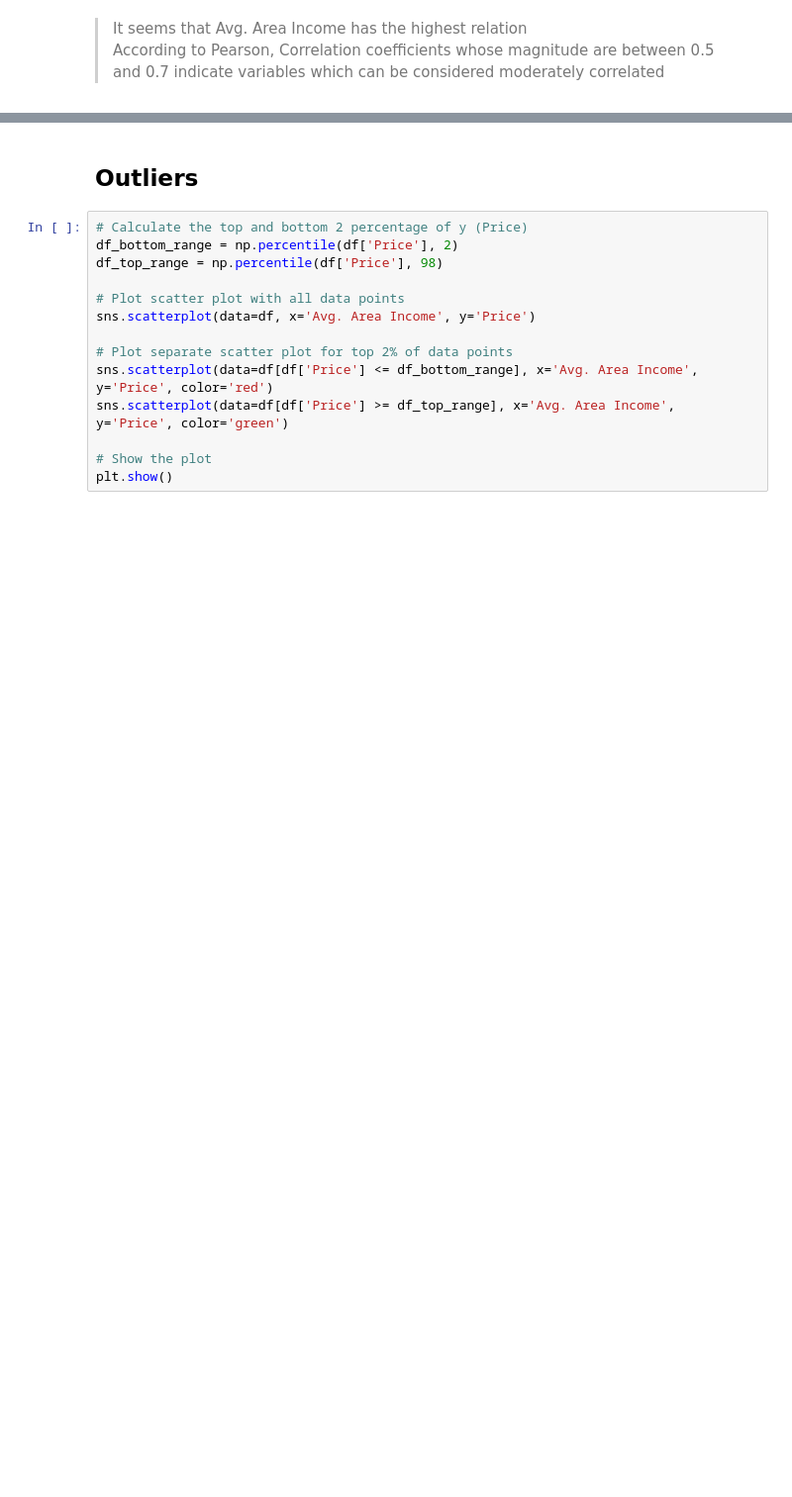
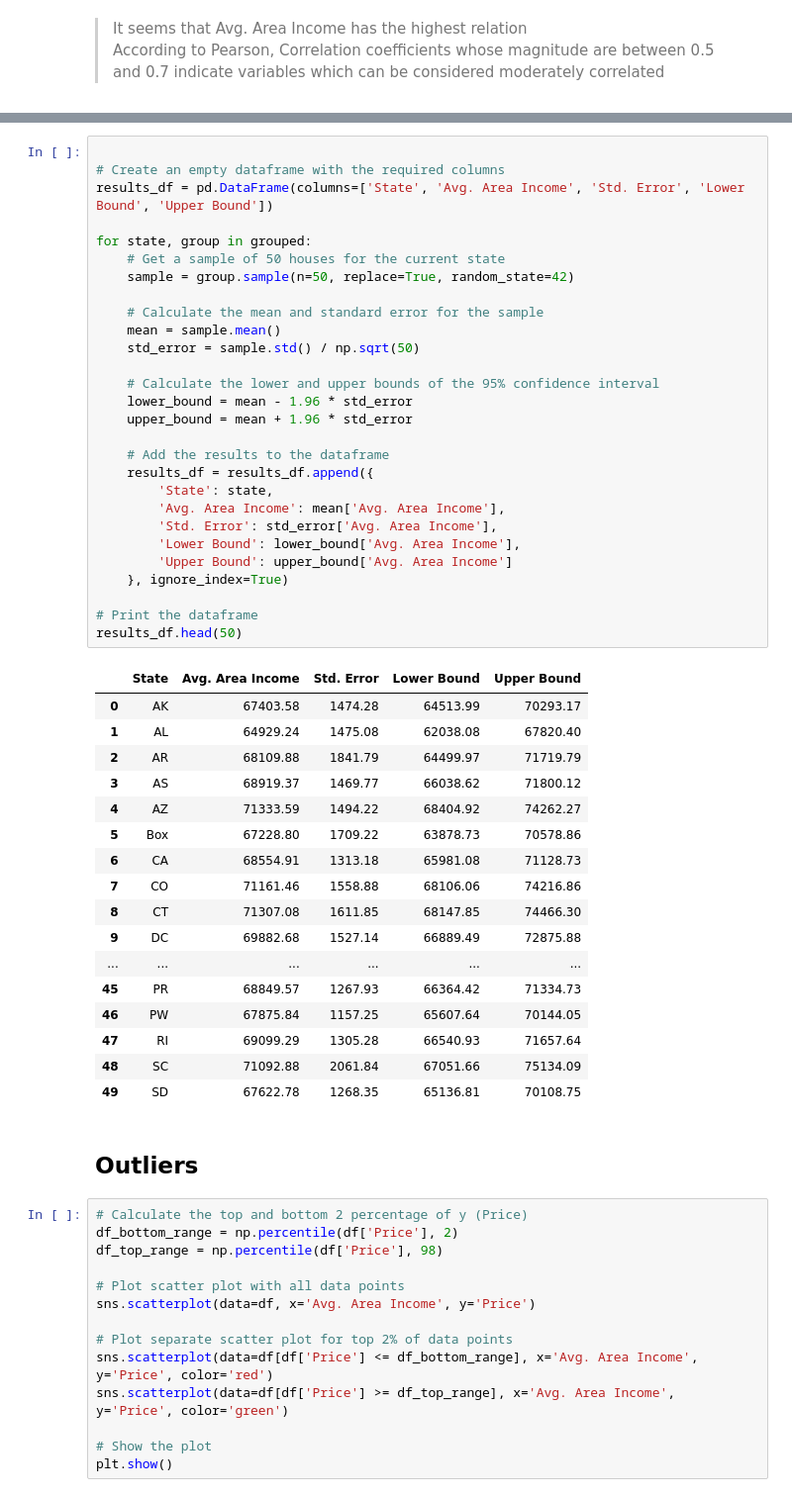
Before and after one commit to roy2392/USA_House_Prices_Regression_Project, a Jupyter notebook: project_usa_housing.ipynb, the cells around one changed output, grey strips where cells are left out. Shown at 99% size. Saved outputs shown, nothing was run; the diff lists cells and outputs as text; blank space fills up the shorter version.

```diff
--- a/project_usa_housing.ipynb
+++ b/project_usa_housing.ipynb
@@ -242,3 +265,49 @@ sns.heatmap(df.corr(), annot=True, cmap='coolwarm')
+# %%
+
+# Create an empty dataframe with the required columns
+results_df = pd.DataFrame(columns=['State', 'Avg. Area Income', 'Std. Error', 'Lower Bound', 'Upper Bound'])
+
+for state, group in grouped:
+    # Get a sample of 50 houses for the current state
+    sample = group.sample(n=50, replace=True, random_state=42)
+
+    # Calculate the mean and standard error for the sample
+    mean = sample.mean()
+    std_error = sample.std() / np.sqrt(50)
+
+    # Calculate the lower and upper bounds of the 95% confidence interval
+    lower_bound = mean - 1.96 * std_error
+    upper_bound = mean + 1.96 * std_error
+
+    # Add the results to the dataframe
+    results_df = results_df.append({
+        'State': state,
+        'Avg. Area Income': mean['Avg. Area Income'],
+        'Std. Error': std_error['Avg. Area Income'],
+        'Lower Bound': lower_bound['Avg. Area Income'],
+        'Upper Bound': upper_bound['Avg. Area Income']
+    }, ignore_index=True)
+
+# Print the dataframe
+results_df.head(50)
+# %% [output]
+|  | State | Avg. Area Income | Std. Error | Lower Bound | Upper Bound |
+| 0 | AK | 67403.58 | 1474.28 | 64513.99 | 70293.17 |
+| 1 | AL | 64929.24 | 1475.08 | 62038.08 | 67820.40 |
+| 2 | AR | 68109.88 | 1841.79 | 64499.97 | 71719.79 |
+| 3 | AS | 68919.37 | 1469.77 | 66038.62 | 71800.12 |
+| 4 | AZ | 71333.59 | 1494.22 | 68404.92 | 74262.27 |
+| 5 | Box | 67228.80 | 1709.22 | 63878.73 | 70578.86 |
+| 6 | CA | 68554.91 | 1313.18 | 65981.08 | 71128.73 |
+| 7 | CO | 71161.46 | 1558.88 | 68106.06 | 74216.86 |
+| 8 | CT | 71307.08 | 1611.85 | 68147.85 | 74466.30 |
+| 9 | DC | 69882.68 | 1527.14 | 66889.49 | 72875.88 |
+| ... | ... | ... | ... | ... | ... |
+| 45 | PR | 68849.57 | 1267.93 | 66364.42 | 71334.73 |
+| 46 | PW | 67875.84 | 1157.25 | 65607.64 | 70144.05 |
+| 47 | RI | 69099.29 | 1305.28 | 66540.93 | 71657.64 |
+| 48 | SC | 71092.88 | 2061.84 | 67051.66 | 75134.09 |
+| 49 | SD | 67622.78 | 1268.35 | 65136.81 | 70108.75 |
 # %% [markdown]
 ## Outliers
 # %%
```
Also changed, not shown: parts of 12 cells of this notebook.
